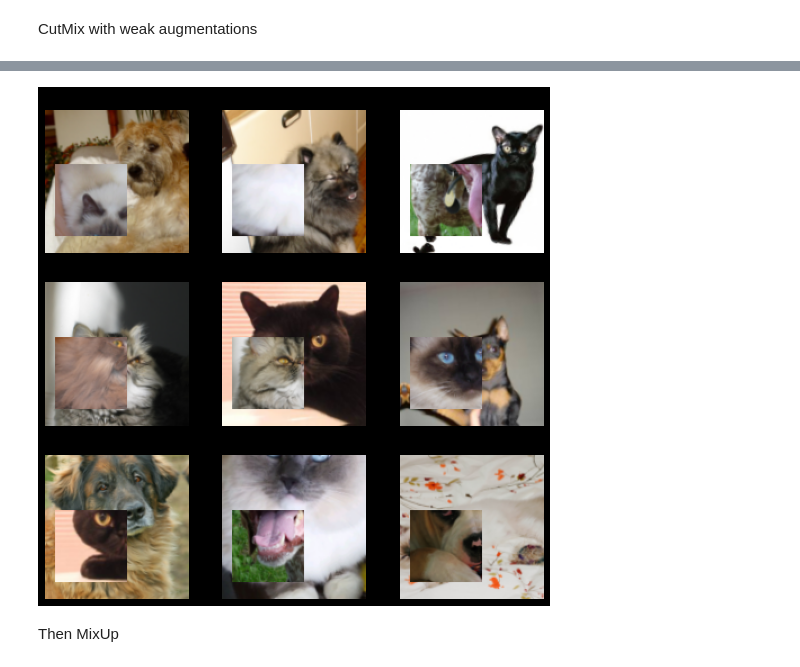
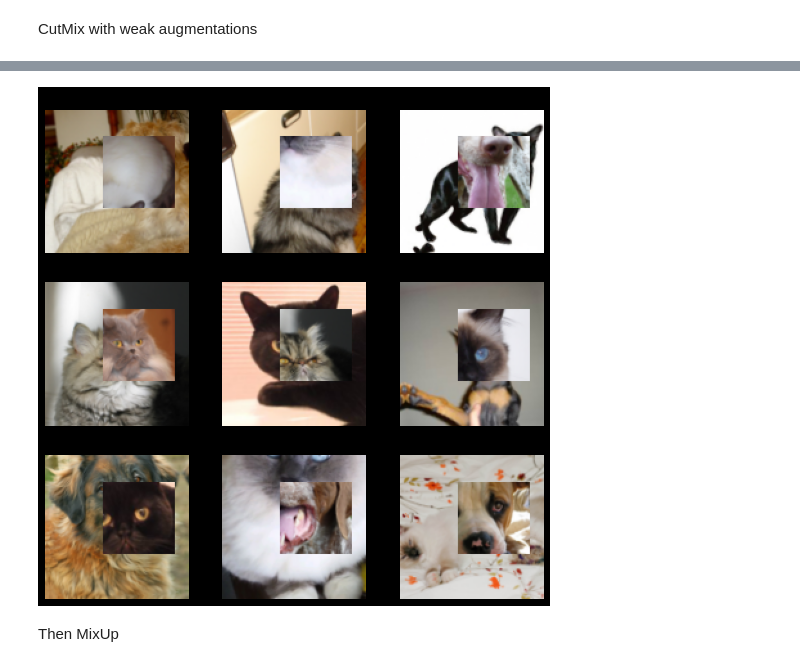
Before and after one commit to warner-benjamin/fastxtend, a Jupyter notebook: nbs/callback.cutmixup.ipynb, the cells around one changed output, grey strips where cells are left out. Cells and saved outputs as stored; diff of their text form; code cells hidden in the pictures.

Commit message:
CutMixUpAugment auto-resizes to match Aug inputs, Channels Last support for plain Tensors

```diff
--- a/nbs/callback.cutmixup.ipynb
+++ b/nbs/callback.cutmixup.ipynb
@@ -194,18 +195,29 @@ class CutMixUpAugment(MixUp, CutMix):
 
         self._inttofloat_pipe = Pipeline([])
         self._norm_pipe = Pipeline([])
-        self._cutmixaugs_pipe = Pipeline(self.cutmixup_augs) if self._docutmixaug else Pipeline([])
+        if self._docutmixaug:
+            self._cutmixaugs_pipe = Pipeline(self.cutmixup_augs)
 
         # first copy transforms
         self._orig_pipe = self.dls.train.after_batch
         self._orig_pipe.split_idx = 0 # need to manually set split_idx for training augmentations to run
 
-        # loop through existing transforms looking for IntToFloatTensor and Normalize
+        # loop through existing transforms looking for IntToFloatTensor, Normalize
+        size, mode = None, None
         for i in range(len(self.dls.train.after_batch.fs)):
-            if isinstance(self.dls.train.after_batch[i], IntToFloatTensor):
-                self._inttofloat_pipe = Pipeline([self.dls.train.after_batch[i]])
-            elif isinstance(self.dls.train.after_batch[i], Normalize):
-                self._norm_pipe = Pipeline([self.dls.train.after_batch[i]])
+            aug = self.dls.train.after_batch[i]
+            if isinstance(aug, IntToFloatTensor):
+                self._inttofloat_pipe = Pipeline([aug])
+            elif isinstance(aug, Normalize):
+                self._norm_pipe = Pipeline([aug])
+            elif isinstance(aug, (AffineCoordTfm, RandomResizedCropGPU)) and aug.size is not None:
+                size = aug.size
+                mode = aug.mode
+
+        # If there is a resize in Augmentations and no `cutmixup_augs`, need to replicate it for MixUp/CutMix
+        if not self._docutmixaug and size is not None:
+            self._docutmixaug = True
+            self._cutmixaugs_pipe = Pipeline([AffineCoordTfm(size=size, mode=mode)])
 
         # set existing transforms to an empty Pipeline
         self.dls.train.after_batch = Pipeline([])
@@ -273,9 +285,9 @@ from fastxtend.test_utils import *
 import warnings
 warnings.filterwarnings('ignore')
 
-def test_cutmixup(cb, more_augs=False):
+def test_cutmixup(cb, more_augs=False, size=None):
     norm = [Normalize.from_stats(*imagenet_stats)]
-    augs = [*aug_transforms(max_rotate=45, max_warp=0.3, max_lighting=0.3, xtra_tfms=[Hue(), Saturation()])]
+    augs = [*aug_transforms(size=size, max_rotate=45, max_warp=0.3, max_lighting=0.3, xtra_tfms=[Hue(), Saturation()])]
 
     path = untar_data(URLs.PETS)
     pat        = r'([^/]+)_\d+.*$'
@@ -295,6 +307,8 @@ def test_cutmixup(cb, more_augs=False):
         learn('before_batch')
         learn('after_fit')
 
+    if size is not None: test_eq(cb.x.shape[-1], size)
+
     _,axs = plt.subplots(3,3, figsize=(9,9))
     dls.show_batch(b=(cb.x, cb.y), ctxs=axs.flatten())
 # %% [markdown]
@@ -346,12 +360,12 @@ CutMix with weak augmentations
 # %%
 #|slow
 with less_random():
     cutmix = CutMixUpAugment(cutmix_ratio=1, mixup_ratio=0, augment_ratio=0,
-                             cutmixup_augs=aug_transforms(max_warp=0.1, max_lighting=0.1))
-    test_cutmixup(cutmix, True)
+                             cutmixup_augs=aug_transforms(size=112, max_warp=0.1, max_lighting=0.1))
+    test_cutmixup(cutmix, True, size=112)
 # %% [output]
 [interactive output not drawn]
-[figure, old version]
+[figure, new version]
 # %% [markdown]
 Then MixUp
 # %%
```
Also changed, not shown: parts of 2 cells of this notebook, 5 other files.
